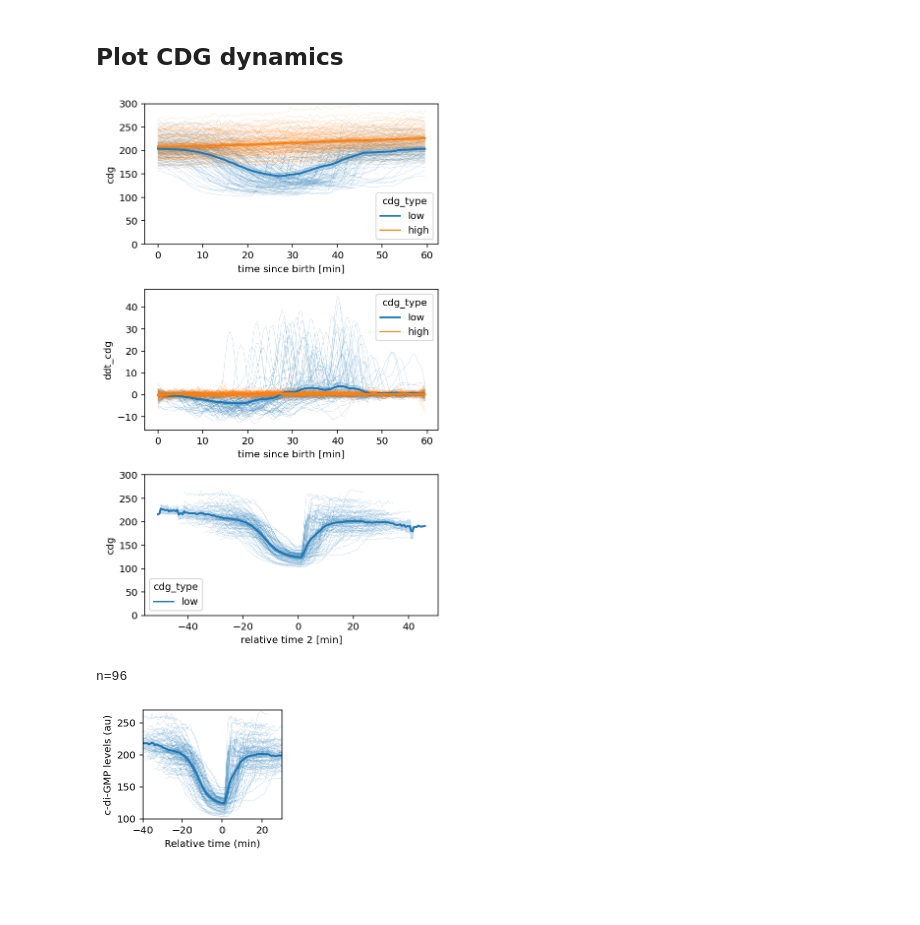
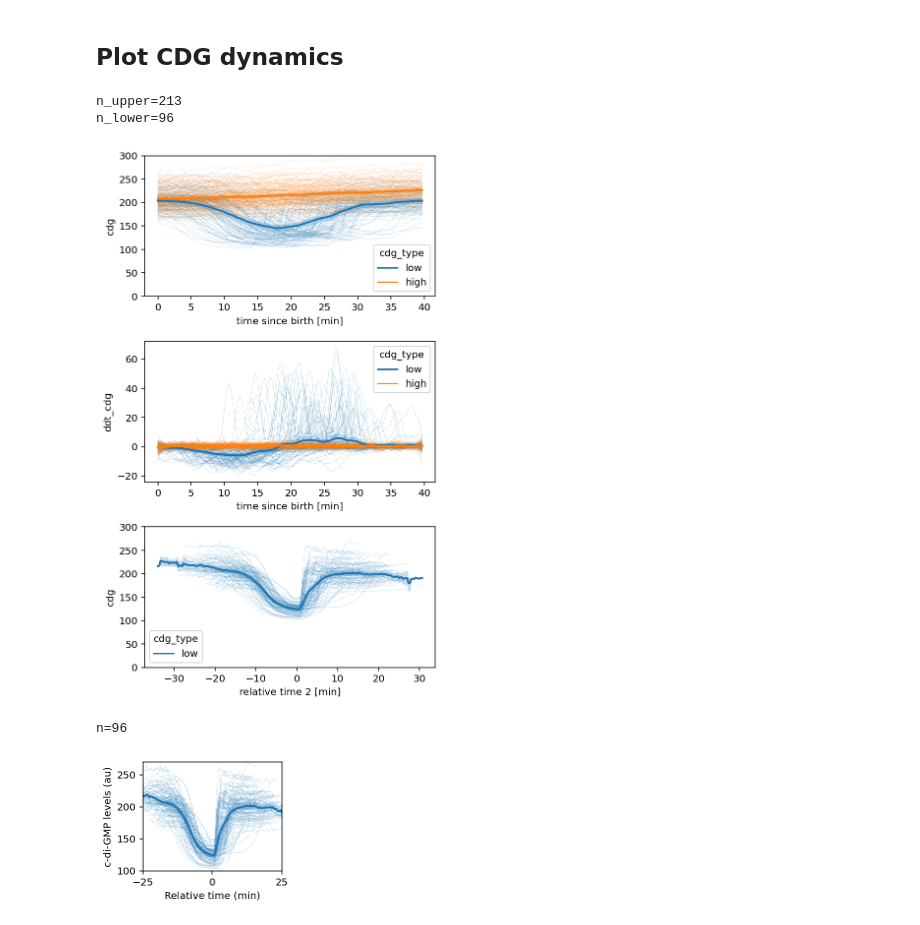
Before and after one commit to simonvanvliet/cdg_dynamics_caulobacter, a Jupyter notebook: 2_plot_data_Cc_Fast.ipynb, the cells around one changed output. Cells and saved outputs as stored; diff of their text form; code cells hidden in the pictures; blank space fills up the shorter version.

Commit message:
Corrected frame interval

```diff
--- a/2_plot_data_Cc_Fast.ipynb
+++ b/2_plot_data_Cc_Fast.ipynb
@@ -30,6 +30,9 @@ data_dir = pathlib.Path() / 'data_files'
 df_name = data_dir / 'filtered_data_Cc_Fast.csv'
 df = pd.read_csv(df_name, index_col=0)
 
+frm_interval = 20/60 #frame interval in minutes
+df['time since birth [min]'] = df['age'] * frm_interval
+
 print(f"n={df['uni_id'].unique().size}")
 # %% [output]
 n=224
@@ -96,9 +99,6 @@ def calc_smooth(df, field, fit_window=5):
     min_periods = int(np.ceil(fit_window/2))
     return df.groupby('uni_id')[field].rolling(fit_window, min_periods=min_periods, center=True).apply(lambda x: x.mean()).reset_index(0,drop=True)
 
-
-frm_interval = 0.5 #frame interval in minutes
-
 df['elongation_rate'] = calc_elengation_rate(df, fit_window=7, frm_interval=frm_interval)
 df['ddt_cdg'] = calc_ddt(df, 'fluo1', fit_window=7, frm_interval=frm_interval)
 df['cdg_smooth'] = calc_smooth(df, 'cdg', fit_window=5)
@@ -108,10 +108,10 @@ df['cdg_smooth'] = calc_smooth(df, 'cdg', fit_window=5)
 We add time relative to peak of cdg expression
 # %%
 df['age_of_peak'] = df.groupby('uni_id')['ddt_cdg'].transform(lambda x: np.argmax(x))
-df['relative time [min]'] = df['time since birth [min]'] - df['age_of_peak']*0.5
+df['relative time [min]'] = (df['age'] - df['age_of_peak'])*frm_interval
 
 df['age_of_val'] = df.groupby('uni_id')['cdg_smooth'].transform(lambda x: np.argmin(x))
-df['relative time 2 [min]'] = df['time since birth [min]'] - df['age_of_val']*0.5
+df['relative time 2 [min]'] = (df['age'] - df['age_of_val'])*frm_interval
 # %% [markdown]
 ## Plot CDG dynamics
 # %%
@@ -140,34 +140,39 @@ sns.lineplot(data=data_fig1, x='relative time 2 [min]', y='cdg', hue='cdg_type',
              ax=axs[2], lw=2).set_ylim((0,300));
 
 plt.tight_layout()
+
+print(f"n_upper={data_fig0['uni_id'].unique().size}")
+print(f"n_lower={data_fig1['uni_id'].unique().size}")
 # %% [output]
+n_upper=213
+n_lower=96
-[figure, old version]
+[figure, new version]
 # %%
 fig, axs = plt.subplots(1,1,figsize=(2.5,2))
 
 #filter on cells that start with high cdg
 data_fig = df.loc[df['ok_cell'] & (df['cdg_type']=='low')]
 sns.lineplot(data=data_fig, x='relative time 2 [min]', y='cdg', hue='cdg_type',
              ax=axs, units='uni_id',estimator=None, lw=0.5, legend=False, alpha=0.2).set_ylim((0,300));
 sns.lineplot(data=data_fig, x='relative time 2 [min]', y='cdg', hue='cdg_type',
              ax=axs, lw=2).set_ylim((0,300));
 
 axs.set_xlabel('Relative time (min)')
 axs.set_ylabel('c-di-GMP levels (au)')
 
 axs.set_ylim((100,270))
 axs.set_yticks([100,150,200,250])
 
-axs.set_xlim((-40,30))
-axs.set_xticks([-40,-20,0,20])
+axs.set_xlim((-25,25))
+axs.set_xticks([-25,0,25])
 
 axs.legend().remove()  # Remove the legend
 
 fig.savefig(image_dir / 'fig_3i.svg', bbox_inches='tight')
 
 data_fig.to_csv(data_dir / 'source_data_fig_3i.csv')
 
 print(f"n={data_fig['uni_id'].unique().size}")
 # %% [output]
 n=96
-[figure, old version]
+[figure, new version]
```
Also changed, not shown: 2 other files.
